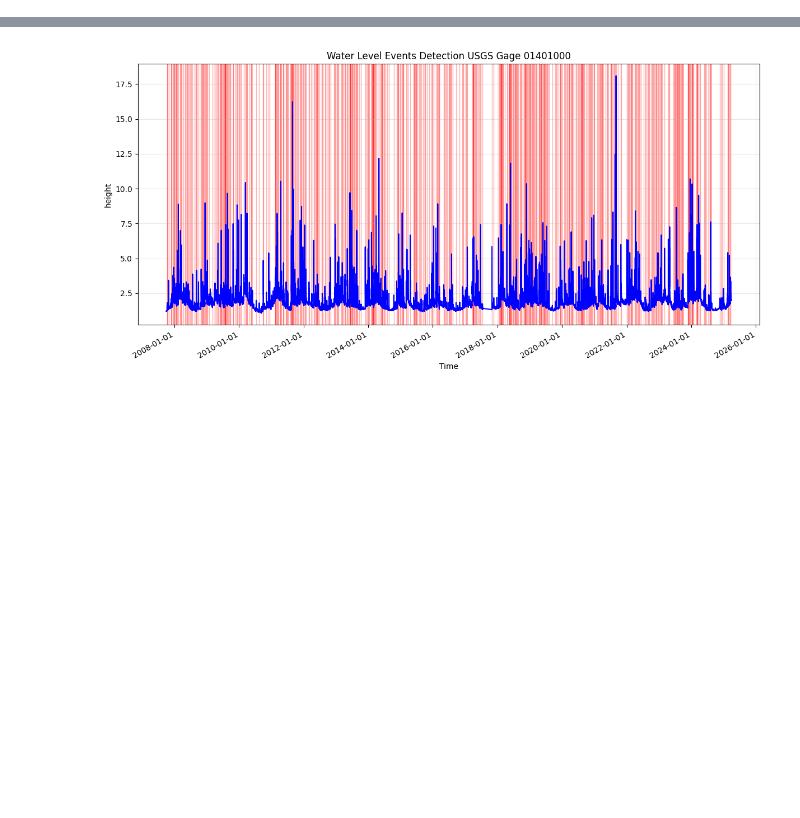
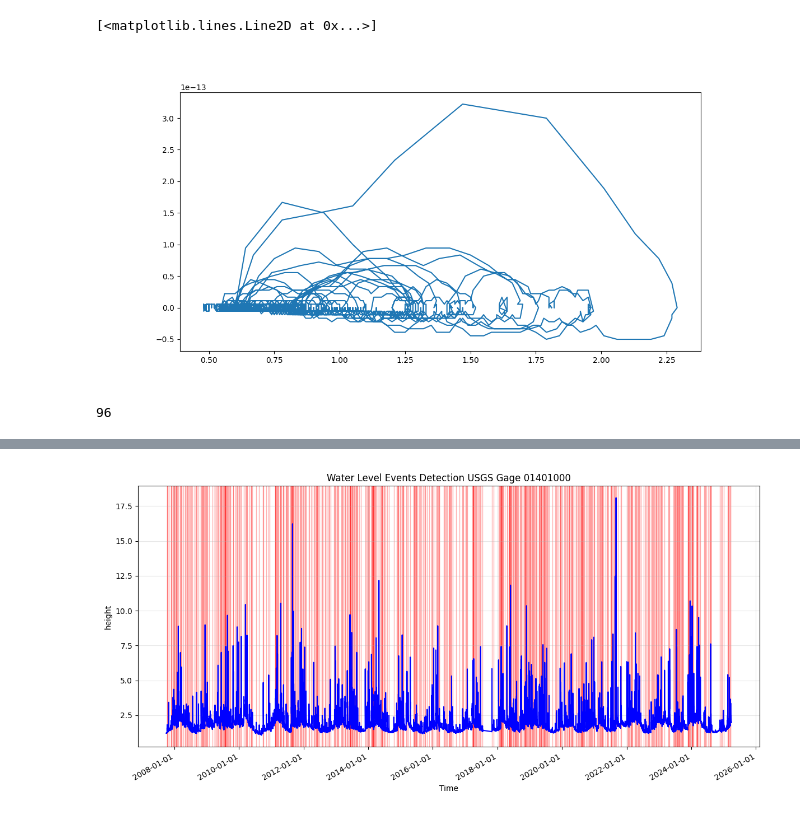
Before and after one commit to jacqubu/data-segmentation, a Jupyter notebook: examples.ipynb, the cells around one changed output, grey strips where cells are left out. Cells and saved outputs as stored; diff of their text form; code cells hidden in the pictures; blank space fills up the shorter version.

```diff
--- a/examples.ipynb
+++ b/examples.ipynb
@@ -12,24 +12,27 @@ from scipy.signal import savgol_filter
 # %%
 df = pd.read_csv('usgs-data/01302020_shorter2.csv') # read in data
 df = df.rename(columns={'00065': 'height', 'datetime': 'time'}) # rename columns
 
 df['time'] = pd.to_datetime(df['time'], format="%Y-%m-%d %H:%M:%S%z") # convert time from strings to datetime
 
 # smooth original data
 # df['height'] = df['height'].rolling(10, center=True).mean()
 # df['height'] = savgol_filter(df['height'], window_length=11, polyorder=2)
 
 # method 1 compute the derivative dh/dt
 df['time_num'] = df['time'].astype(np.int64)
 df['dh_dt'] = np.gradient(df['height'], df['time_num'])
 
 # smoothing dh/dt
-df['dh_dt'] = savgol_filter(df['dh_dt'], window_length=11, polyorder=2)
+# df['dh_dt'] = savgol_filter(df['dh_dt'], window_length=11, polyorder=2)
 
 # plot the hysteresis
 plt.figure(figsize=(12, 6))
 plt.plot(df['height'], df['dh_dt'])
 # plt.plot(df['time'], df['height'])
+# %% [output]
+[<matplotlib.lines.Line2D at 0x...>]
+[figure, added]
 # %%
 # Ensure time is datetime and calculate dh/dt
 # df['time'] = pd.to_datetime(df['time'])
@@ -121,6 +124,8 @@ min_duration = pd.Timedelta('90m')  # 1 hour minimum
 events_df = events_df[events_df['end_time'] - events_df['start_time'] >= min_duration]
 # %%
 len(events_df)
+# %% [output]
+96
 # %%
 def merge_close_events(events_df, max_gap='1h'):
     if len(events_df) == 0:
```
Also changed, not shown: parts of 7 cells of this notebook, 4 other files.
